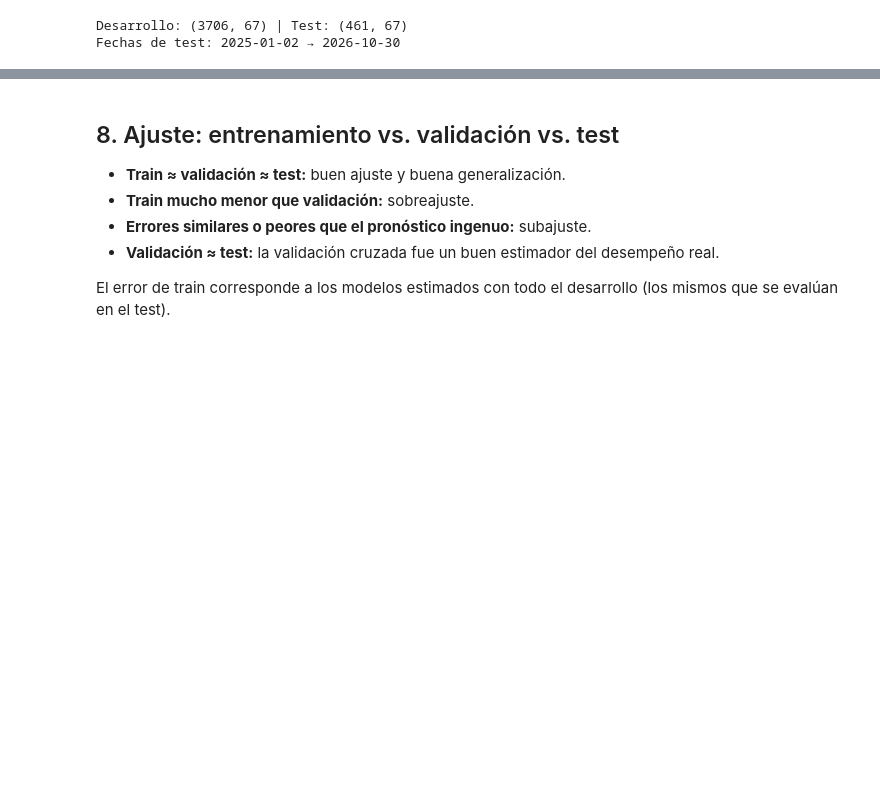
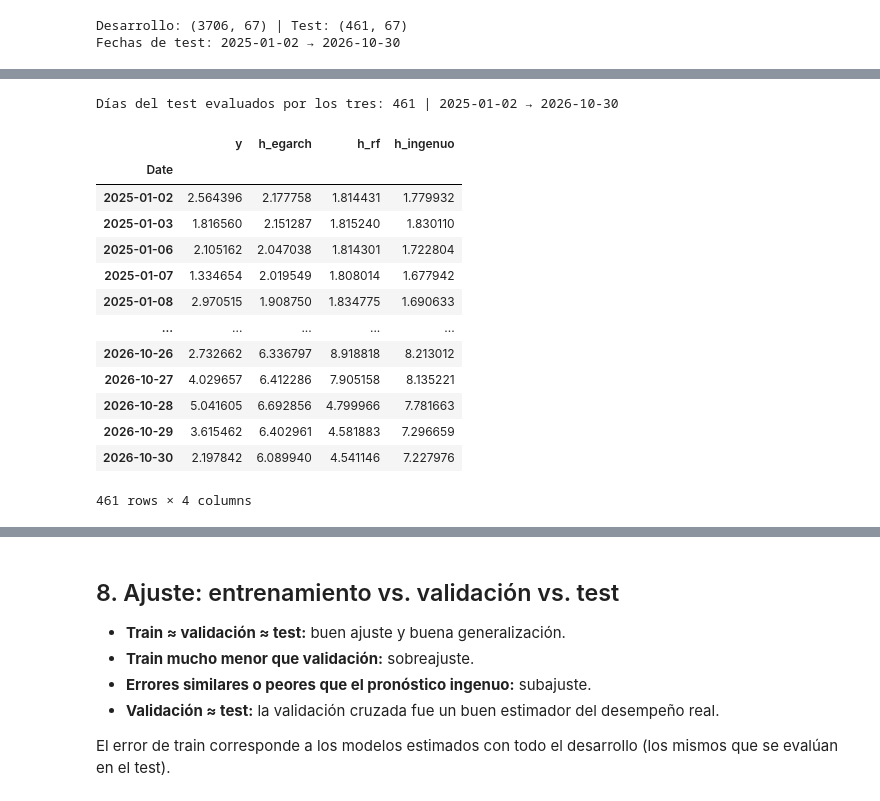
Before and after one commit to darlamai/proyecto_final_ml_wti, a Jupyter notebook: notebooks/07.comparison_model.ipynb, the cells around one changed output, grey strips where cells are left out. Saved outputs shown, nothing was run; the diff lists cells and outputs as text; code cells hidden in the pictures; blank space fills up the shorter version.

```diff
--- a/notebooks/07.comparison_model.ipynb
+++ b/notebooks/07.comparison_model.ipynb
@@ -482,16 +486,3 @@ print(f"Fechas de test: {X_test.index.min().date()} → {X_test.index.max().date
 # %% [output]
 Desarrollo: (3706, 67) | Test: (461, 67)
 Fechas de test: 2025-01-02 → 2026-10-30
-# %%
-TEST_INI, TEST_FIN = pd.Timestamp(cfg.TEST_INI), pd.Timestamp(cfg.TEST_FIN)
-DEV_FIN = pd.Timestamp(cfg.DEV_FIN)
-
-# Retornos y Parkinson de toda la serie (desarrollo + test)
-ret_dev = pd.read_csv(PROC / "train_validation.csv", index_col=0, parse_dates=True)
-ret_test = pd.read_csv(PROC / "test.csv", index_col=0, parse_dates=True)      # ajusta el nombre si es otro
-base_ret = pd.concat([ret_dev, ret_test]).sort_index()
-base_ret = base_ret[~base_ret.index.duplicated(keep="first")]
-r_full, park_full = base_ret["WTI"], base_ret["WTI_park"]
-
-print(f"Serie completa: {base_ret.index.min().date()} → {base_ret.index.max().date()} ({len(base_ret)} días)")
-print(f"Test final: {ret_test.index.min().date()} → {ret_test.index.max().date()} ({len(ret_test)} días)")
@@ -549,0 +516,11 @@ print("Variables seleccionadas con todo el desarrollo:", vars_final)
+# %%
+# AR-EGARCH: ajustar con desarrollo y pronosticar el test a un paso
+
+ESPEC3 = {
+    "mean": "Constant",
+    "vol": "EGARCH",
+    "p": 1,
+    "o": 1,
+    "q": 1,
+    "dist": "t",
+}
@@ -551,15 +705,22 @@ print("Variables seleccionadas con todo el desarrollo:", vars_final)
 test = pd.DataFrame({"y": y_test, "h_egarch": h_eg_test, "h_rf": h_rf_test,
                      "h_ingenuo": X_test["park_media_21"]}).dropna()
 print(f"Días del test evaluados por los tres: {len(test)} | {test.index.min().date()} → {test.index.max().date()}")
-
-errores_test = pd.DataFrame({
-    nom: perdidas(test["y"], test[col]).mean()
-    for nom, col in [("AR-EGARCH", "h_egarch"), ("Random Forest", "h_rf"), ("Ingenuo (media 21 días)", "h_ingenuo")]
-}).T
-display(errores_test.round(4))
-
-L_eg_t, L_rf_t = perdidas(test["y"], test["h_egarch"]), perdidas(test["y"], test["h_rf"])
-dm_test = pd.DataFrame([{"métrica": m.upper(), **diebold_mariano(L_eg_t[m], L_rf_t[m])} for m in ["qlike", "mse"]])
-dm_test["¿significativo (5%)?"] = dm_test["p-valor"] < ALFA
-dm_test["modelo con menor pérdida"] = np.where(dm_test["diferencia media"] > 0, "Random Forest", "AR-EGARCH")
-display(dm_test.round(4))
+# %% [output]
+Días del test evaluados por los tres: 461 | 2025-01-02 → 2026-10-30
+# %%
+test
+# %% [output]
+|  | y | h_egarch | h_rf | h_ingenuo |
+| Date |  |  |  |  |
+| 2025-01-02 | 2.564396 | 2.177758 | 1.814431 | 1.779932 |
+| 2025-01-03 | 1.816560 | 2.151287 | 1.815240 | 1.830110 |
+| 2025-01-06 | 2.105162 | 2.047038 | 1.814301 | 1.722804 |
+| 2025-01-07 | 1.334654 | 2.019549 | 1.808014 | 1.677942 |
+| 2025-01-08 | 2.970515 | 1.908750 | 1.834775 | 1.690633 |
+| ... | ... | ... | ... | ... |
+| 2026-10-26 | 2.732662 | 6.336797 | 8.918818 | 8.213012 |
+| 2026-10-27 | 4.029657 | 6.412286 | 7.905158 | 8.135221 |
+| 2026-10-28 | 5.041605 | 6.692856 | 4.799966 | 7.781663 |
+| 2026-10-29 | 3.615462 | 6.402961 | 4.581883 | 7.296659 |
+| 2026-10-30 | 2.197842 | 6.089940 | 4.541146 | 7.227976 |
+461 rows × 4 columns
```
Also changed, not shown: parts of 51 cells of this notebook, 34 other files.
